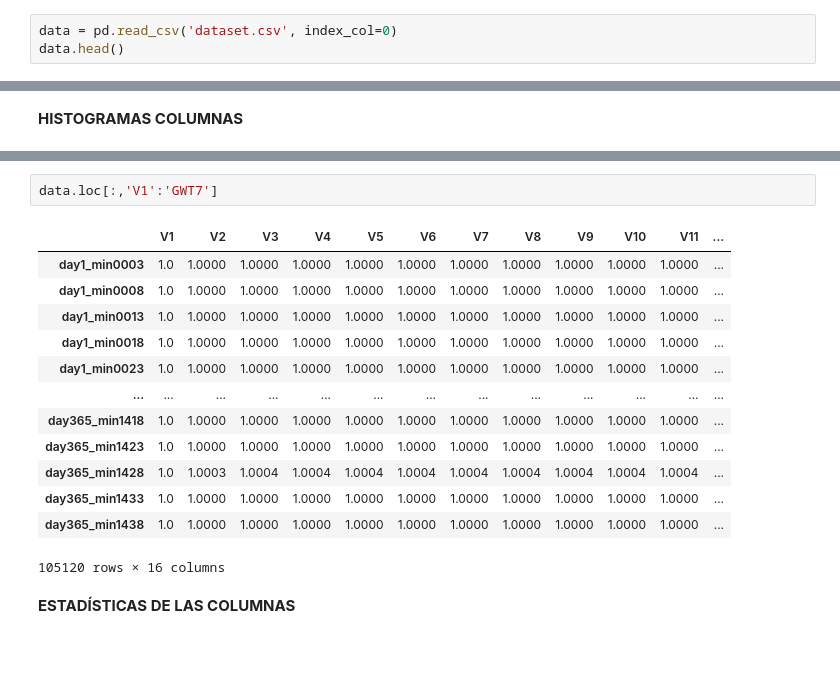
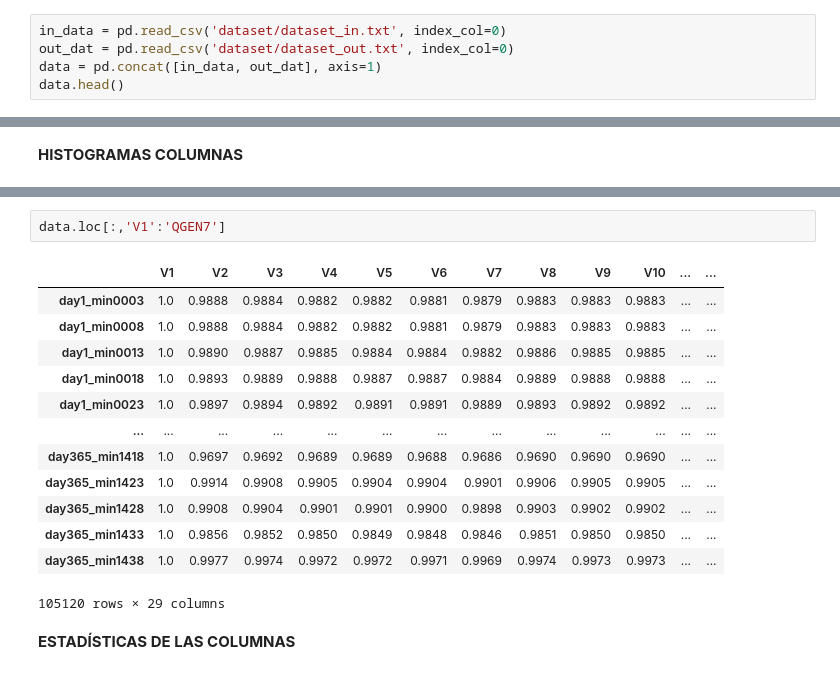
Before and after one commit to danilr16/TFG_Smart_Grids, a Jupyter notebook: Proyecto/entrenamiento/clean_dataset.ipynb, the cells around one changed output, grey strips where cells are left out. Drawn from its saved outputs; the diff is of its cells as text.

```diff
--- a/Proyecto/entrenamiento/clean_dataset.ipynb
+++ b/Proyecto/entrenamiento/clean_dataset.ipynb
@@ -7,5 +7,7 @@ from sklearn.model_selection import train_test_split
 # %%
-data = pd.read_csv('dataset.csv', index_col=0)
+in_data = pd.read_csv('dataset/dataset_in.txt', index_col=0)
+out_dat = pd.read_csv('dataset/dataset_out.txt', index_col=0)
+data = pd.concat([in_data, out_dat], axis=1)
 data.head()
 # %% [output]
 |  | P1 | Q1 | P2 | Q2 | P3 | Q3 | P4 | Q4 | P5 | Q5 | ... | ... |
@@ -35,20 +37,20 @@ data.loc[:,'P1':'Q14']
 105120 rows × 28 columns
 # %%
-data.loc[:,'V1':'GWT7']
+data.loc[:,'V1':'QGEN7']
 # %% [output]
-|  | V1 | V2 | V3 | V4 | V5 | V6 | V7 | V8 | V9 | V10 | V11 | ... |
-| day1_min0003 | 1.0 | 1.0000 | 1.0000 | 1.0000 | 1.0000 | 1.0000 | 1.0000 | 1.0000 | 1.0000 | 1.0000 | 1.0000 | ... |
-| day1_min0008 | 1.0 | 1.0000 | 1.0000 | 1.0000 | 1.0000 | 1.0000 | 1.0000 | 1.0000 | 1.0000 | 1.0000 | 1.0000 | ... |
-| day1_min0013 | 1.0 | 1.0000 | 1.0000 | 1.0000 | 1.0000 | 1.0000 | 1.0000 | 1.0000 | 1.0000 | 1.0000 | 1.0000 | ... |
-| day1_min0018 | 1.0 | 1.0000 | 1.0000 | 1.0000 | 1.0000 | 1.0000 | 1.0000 | 1.0000 | 1.0000 | 1.0000 | 1.0000 | ... |
-| day1_min0023 | 1.0 | 1.0000 | 1.0000 | 1.0000 | 1.0000 | 1.0000 | 1.0000 | 1.0000 | 1.0000 | 1.0000 | 1.0000 | ... |
+|  | V1 | V2 | V3 | V4 | V5 | V6 | V7 | V8 | V9 | V10 | ... | ... |
+| day1_min0003 | 1.0 | 0.9888 | 0.9884 | 0.9882 | 0.9882 | 0.9881 | 0.9879 | 0.9883 | 0.9883 | 0.9883 | ... | ... |
+| day1_min0008 | 1.0 | 0.9888 | 0.9884 | 0.9882 | 0.9882 | 0.9881 | 0.9879 | 0.9883 | 0.9883 | 0.9883 | ... | ... |
+| day1_min0013 | 1.0 | 0.9890 | 0.9887 | 0.9885 | 0.9884 | 0.9884 | 0.9882 | 0.9886 | 0.9885 | 0.9885 | ... | ... |
+| day1_min0018 | 1.0 | 0.9893 | 0.9889 | 0.9888 | 0.9887 | 0.9887 | 0.9884 | 0.9889 | 0.9888 | 0.9888 | ... | ... |
+| day1_min0023 | 1.0 | 0.9897 | 0.9894 | 0.9892 | 0.9891 | 0.9891 | 0.9889 | 0.9893 | 0.9892 | 0.9892 | ... | ... |
 | ... | ... | ... | ... | ... | ... | ... | ... | ... | ... | ... | ... | ... |
-| day365_min1418 | 1.0 | 1.0000 | 1.0000 | 1.0000 | 1.0000 | 1.0000 | 1.0000 | 1.0000 | 1.0000 | 1.0000 | 1.0000 | ... |
-| day365_min1423 | 1.0 | 1.0000 | 1.0000 | 1.0000 | 1.0000 | 1.0000 | 1.0000 | 1.0000 | 1.0000 | 1.0000 | 1.0000 | ... |
-| day365_min1428 | 1.0 | 1.0003 | 1.0004 | 1.0004 | 1.0004 | 1.0004 | 1.0004 | 1.0004 | 1.0004 | 1.0004 | 1.0004 | ... |
-| day365_min1433 | 1.0 | 1.0000 | 1.0000 | 1.0000 | 1.0000 | 1.0000 | 1.0000 | 1.0000 | 1.0000 | 1.0000 | 1.0000 | ... |
-| day365_min1438 | 1.0 | 1.0000 | 1.0000 | 1.0000 | 1.0000 | 1.0000 | 1.0000 | 1.0000 | 1.0000 | 1.0000 | 1.0000 | ... |
+| day365_min1418 | 1.0 | 0.9697 | 0.9692 | 0.9689 | 0.9689 | 0.9688 | 0.9686 | 0.9690 | 0.9690 | 0.9690 | ... | ... |
+| day365_min1423 | 1.0 | 0.9914 | 0.9908 | 0.9905 | 0.9904 | 0.9904 | 0.9901 | 0.9906 | 0.9905 | 0.9905 | ... | ... |
+| day365_min1428 | 1.0 | 0.9908 | 0.9904 | 0.9901 | 0.9901 | 0.9900 | 0.9898 | 0.9903 | 0.9902 | 0.9902 | ... | ... |
+| day365_min1433 | 1.0 | 0.9856 | 0.9852 | 0.9850 | 0.9849 | 0.9848 | 0.9846 | 0.9851 | 0.9850 | 0.9850 | ... | ... |
+| day365_min1438 | 1.0 | 0.9977 | 0.9974 | 0.9972 | 0.9972 | 0.9971 | 0.9969 | 0.9974 | 0.9973 | 0.9973 | ... | ... |
-105120 rows × 16 columns
+105120 rows × 29 columns
 # %% [markdown]
 **ESTADÍSTICAS DE LAS COLUMNAS**
 # %%
```
Also changed, not shown: parts of 20 cells of this notebook, 2 other files.
